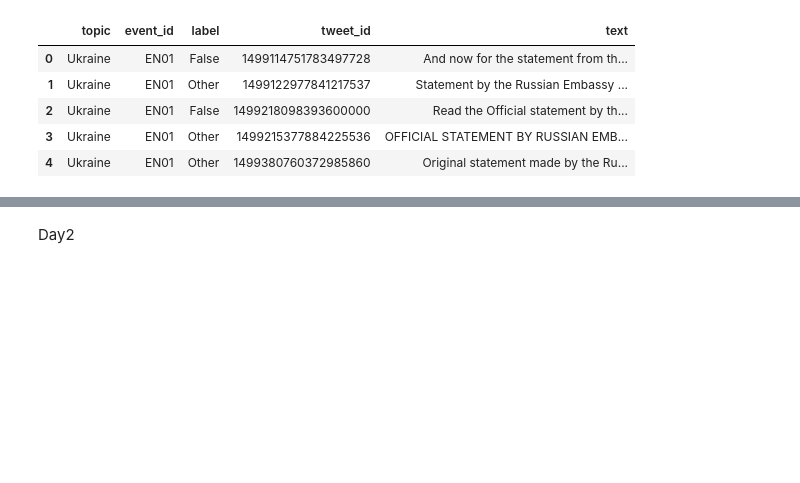
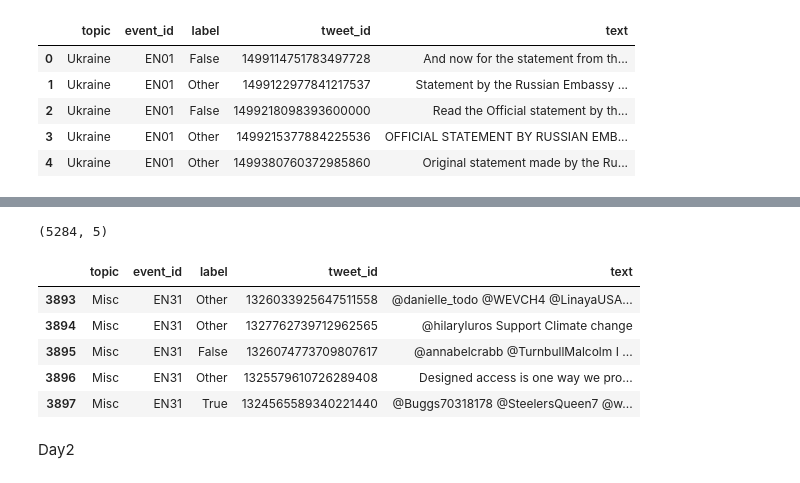
Before and after one commit to primeyloa/Crisis-Driven-Social-Media-Moderation, a Jupyter notebook: notebooks/event_bias.ipynb, the cells around one changed output, grey strips where cells are left out. Cells and saved outputs as stored; diff of their text form; code cells hidden in the pictures; blank space fills up the shorter version.

```diff
--- a/notebooks/event_bias.ipynb
+++ b/notebooks/event_bias.ipynb
@@ -121,3 +131,16 @@ events.head()
+# %%
+tweets.shape
+# %% [output]
+(5284, 5)
+# %%
+baseline.head() # misc
+# %% [output]
+|  | topic | event_id | label | tweet_id | text |
+| 3893 | Misc | EN31 | Other | 1326033925647511558 | @danielle_todo @WEVCH4 @LinayaUSA... |
+| 3894 | Misc | EN31 | Other | 1327762739712962565 | @hilaryluros Support Climate change |
+| 3895 | Misc | EN31 | False | 1326074773709807617 | @annabelcrabb @TurnbullMalcolm I ... |
+| 3896 | Misc | EN31 | Other | 1325579610726289408 | Designed access is one way we pro... |
+| 3897 | Misc | EN31 | True | 1324565589340221440 | @Buggs70318178 @SteelersQueen7 @w... |
 # %% [markdown]
 Day2
 # %%
```
Also changed, not shown: parts of 22 cells of this notebook, 8 other files.
